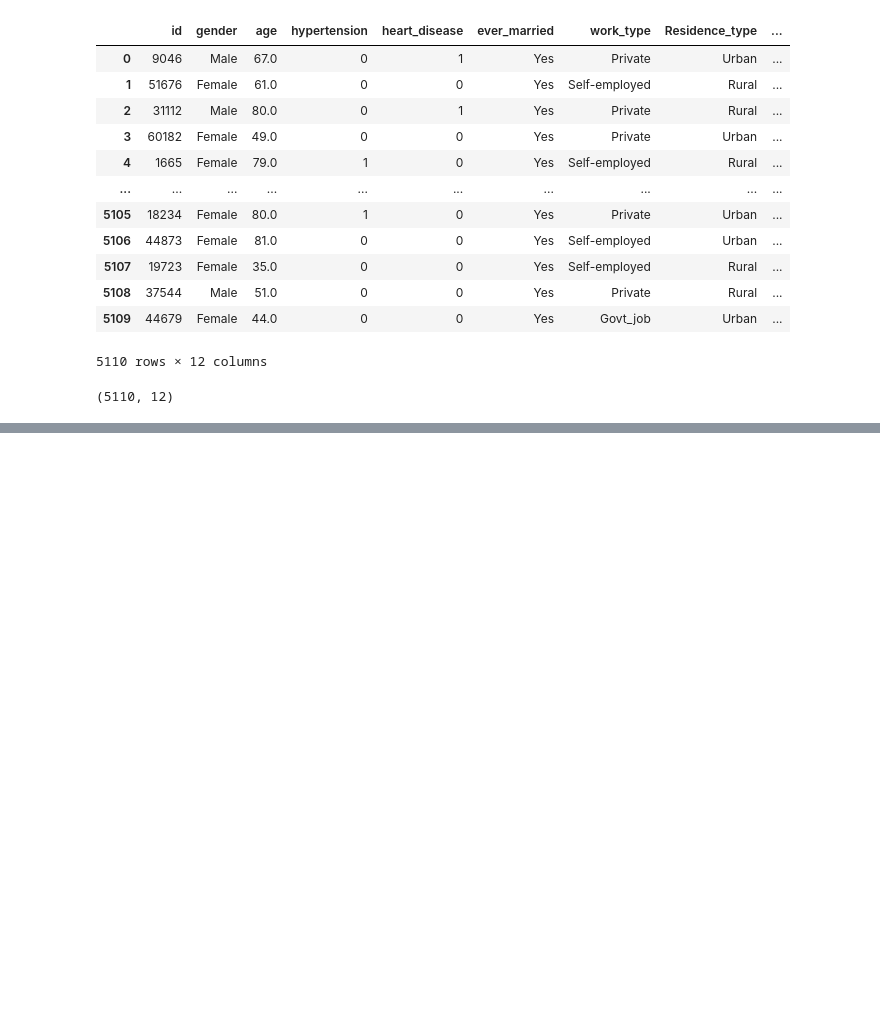
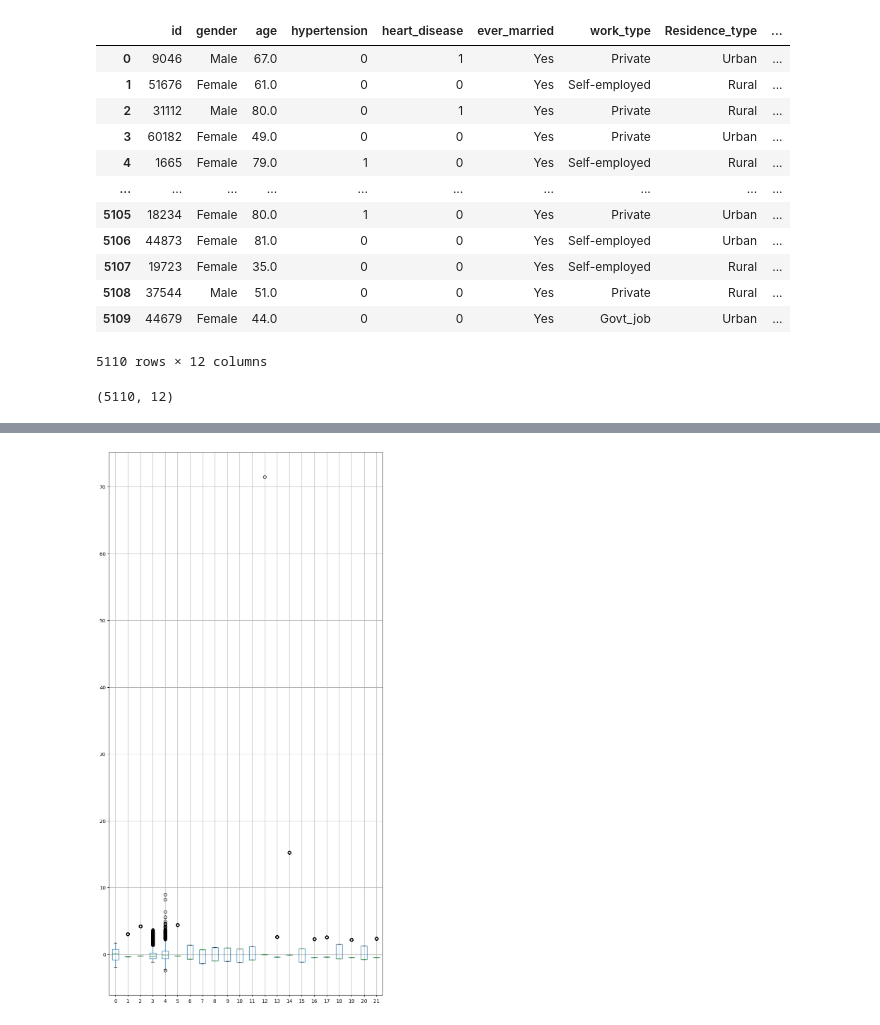
Before and after one commit to magistercienciadatos/Semana1, a Jupyter notebook: tarea1.ipynb, the cells around one changed output, grey strips where cells are left out. Saved outputs shown, nothing was run; the diff lists cells and outputs as text; code cells hidden in the pictures; blank space fills up the shorter version.

```diff
--- a/tarea1.ipynb
+++ b/tarea1.ipynb
@@ -47,0 +430,4 @@ df.shape
+# %%
+X = df
+# %%
+X = StandardScaler().fit_transform(X)
@@ -47,0 +450,2 @@ df.shape
+# %%
+df_Scaler = pd.DataFrame(X)
@@ -47,0 +475,5 @@ df.shape
+# %%
+df_Scaler.boxplot(figsize=(10, 20))
+plt.show()
+# %% [output]
+[figure, added]
```
Also changed, not shown: parts of 37 cells of this notebook, 1 other file.
